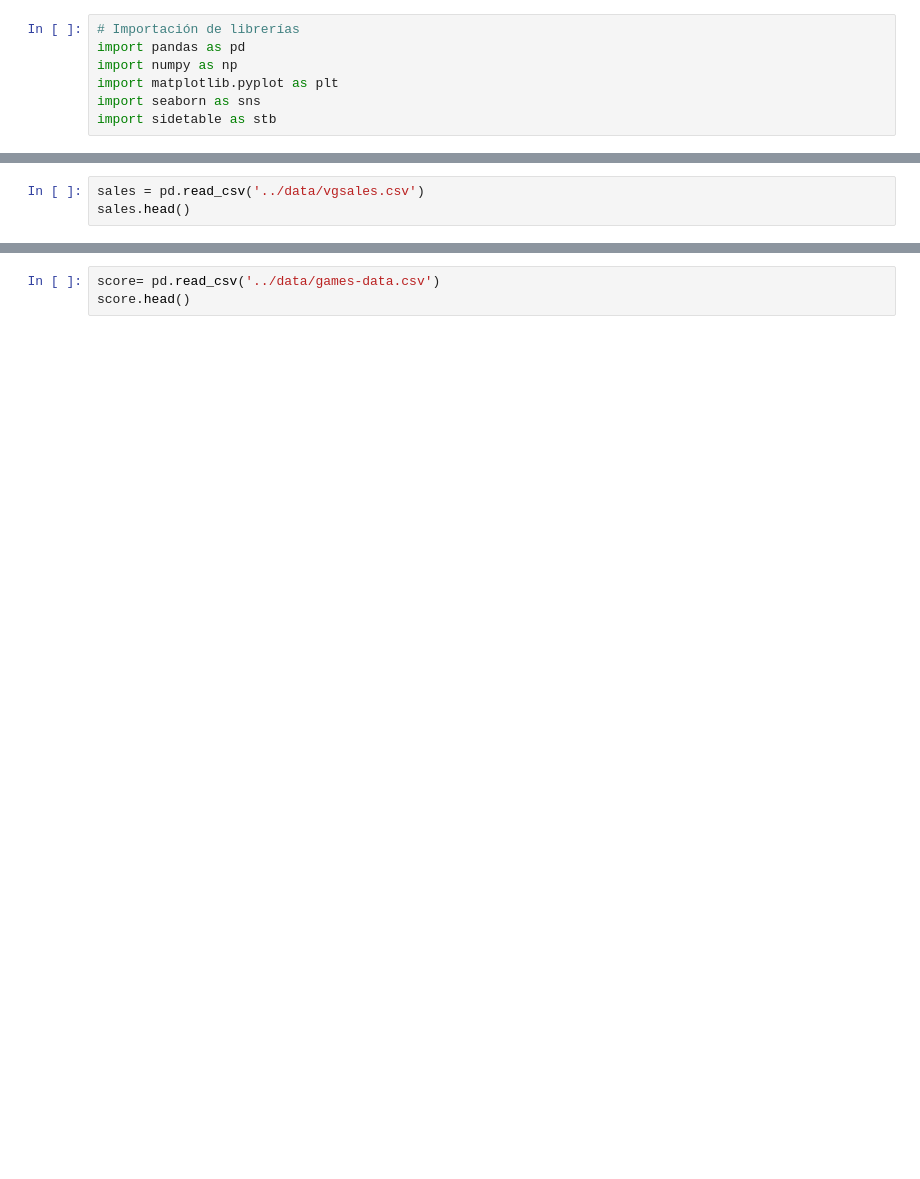
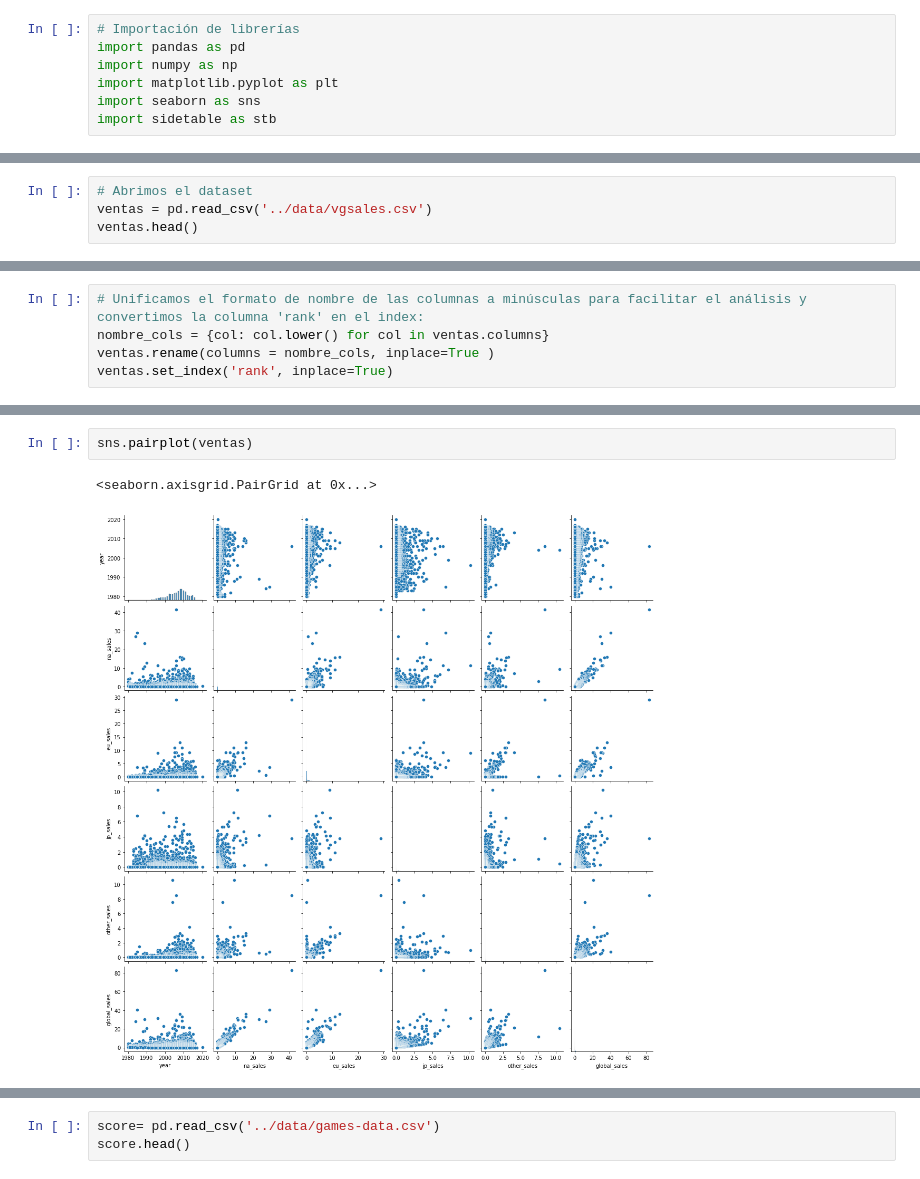
Before and after one commit to PalomaDA/Videojuegos-Estado-del-arte, a Jupyter notebook: notebooks/EDA.ipynb, the cells around one changed output, grey strips where cells are left out. Cells and saved outputs as stored; diff of their text form; blank space fills up the shorter version.

Commit message:
Finalizamos la limpieza del primera dataset y lo guardamos

```diff
--- a/notebooks/EDA.ipynb
+++ b/notebooks/EDA.ipynb
@@ -8,6 +12,7 @@ import sidetable as stb
 # %%
-sales = pd.read_csv('../data/vgsales.csv')
-sales.head()
+# Abrimos el dataset
+ventas = pd.read_csv('../data/vgsales.csv')
+ventas.head()
 # %% [output]
 |  | Rank | Name | Platform | Year | Genre | Publisher | NA_Sales | EU_Sales | JP_Sales | Other_Sales | ... |
 | 0 | 1 | Wii Sports | Wii | 2006.0 | Sports | Nintendo | 41.49 | 29.02 | 3.77 | 8.46 | ... |
@@ -41,0 +23,5 @@ name_vg = list(sales['Name'].unique())
+# %%
+# Unificamos el formato de nombre de las columnas a minúsculas para facilitar el análisis y convertimos la columna 'rank' en el index:
+nombre_cols = {col: col.lower() for col in ventas.columns}
+ventas.rename(columns = nombre_cols, inplace=True )
+ventas.set_index('rank', inplace=True)
@@ -41,0 +159,5 @@ name_vg = list(sales['Name'].unique())
+# %%
+sns.pairplot(ventas)
+# %% [output]
+<seaborn.axisgrid.PairGrid at 0x...>
+[figure, added]
```
Also changed, not shown: parts of 38 cells of this notebook, 1 other file.
